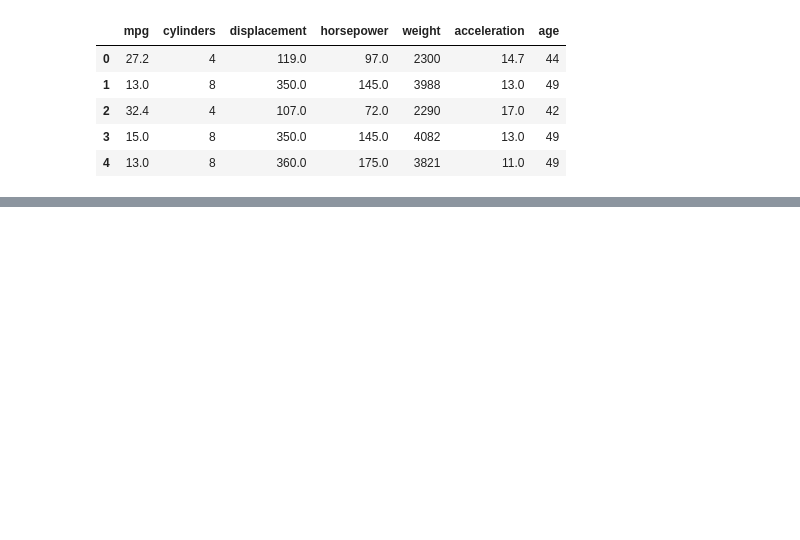
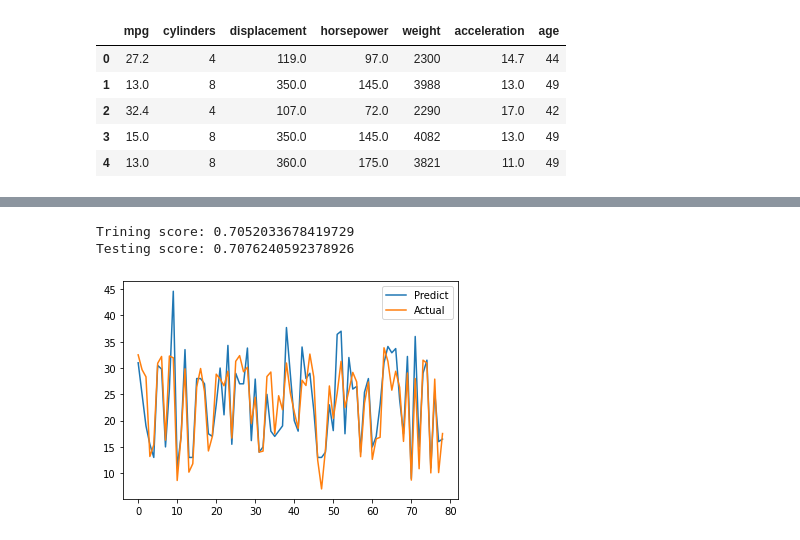
Before and after one commit to nadavWeisler/AutomobileMpgLinearRegression, a Jupyter notebook: multipleRegressionModels.ipynb, the cells around one changed output, grey strips where cells are left out. Drawn from its saved outputs; the diff is of its cells as text; code cells hidden in the pictures; blank space fills up the shorter version.

```diff
--- a/multipleRegressionModels.ipynb
+++ b/multipleRegressionModels.ipynb
@@ -30,0 +79,7 @@ def build_model(regression_fn, col_y_name, col_x_names, dataset, test_frac=.2, s
+# %%
+result_dict['mpg - parsimonius linear'] = build_model(
+    linear_regression, 'mpg', ['weight', 'horsepower'], automobile_df, show_plot_y=True)
+# %% [output]
+Trining score: 0.7052033678419729
+Testing score: 0.7076240592378926
+[figure, added]
```
Also changed, not shown: parts of 19 cells of this notebook.
